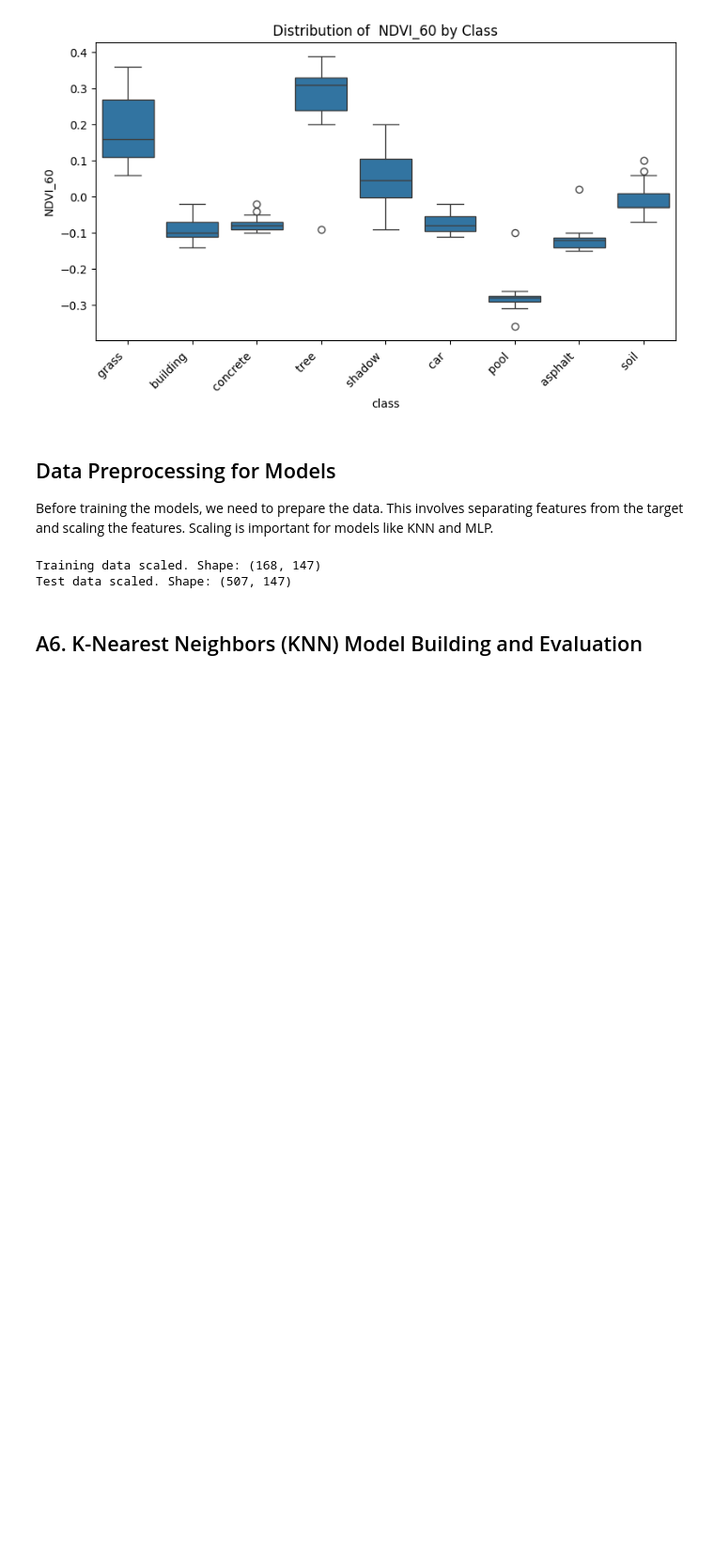
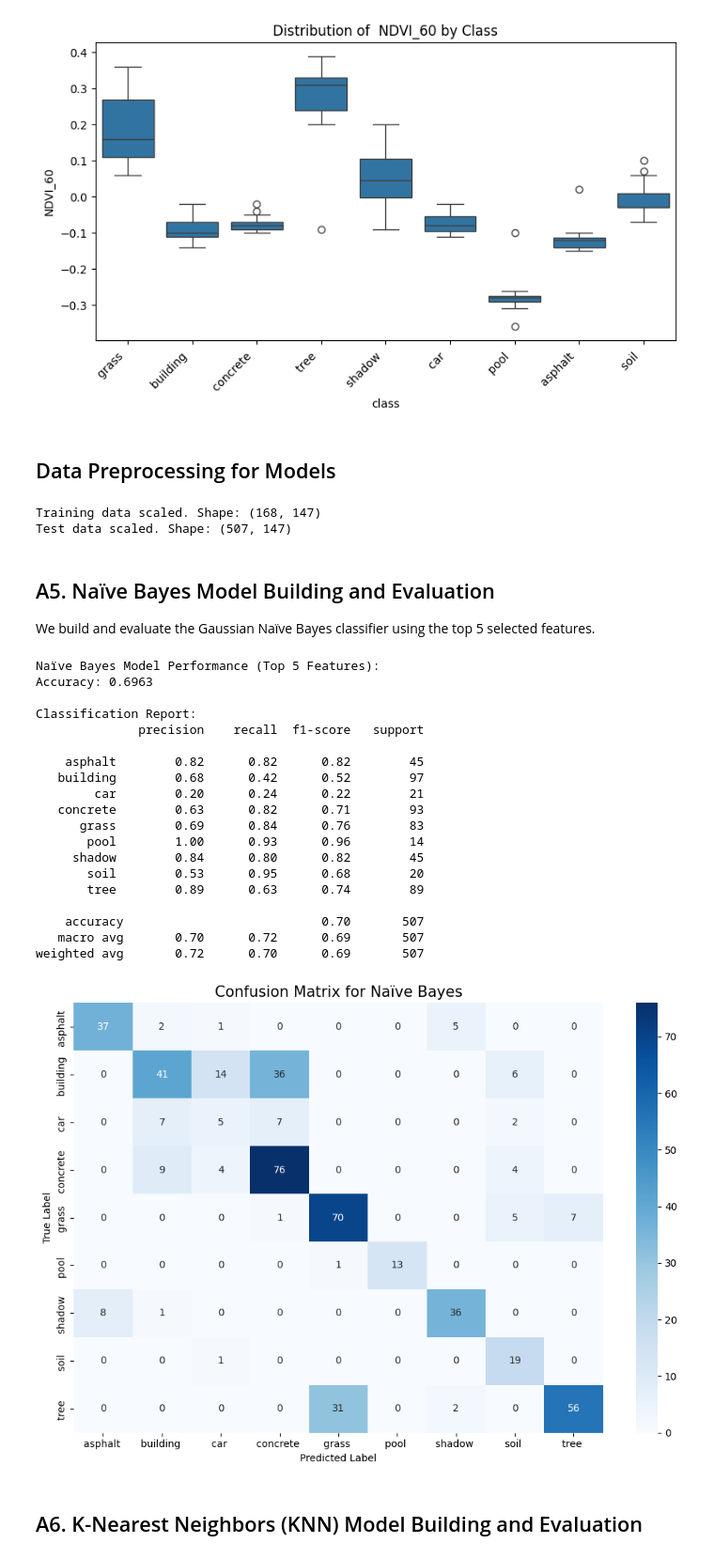
Before and after one commit to ethangreeney/FDSassignment2, a Jupyter notebook: finalCombined.ipynb, the cells around one changed output. Shown at 94% size. Drawn from its saved outputs; the diff is of its cells as text; code cells hidden in the pictures; blank space fills up the shorter version.

```diff
--- a/finalCombined.ipynb
+++ b/finalCombined.ipynb
@@ -216,7 +168,6 @@ Top 5 features by F score:
 [figure]
 [figure]
 [figure]
-# %% [markdown]
-## Data Preprocessing for Models
-Before training the models, we need to prepare the data. This involves separating features from the target and scaling the features. Scaling is important for models like KNN and MLP.
+# %% [markdown]
+## Data Preprocessing for Models
 # %%
@@ -239,5 +186,56 @@ print(f"Test data scaled. Shape: {X_test_scaled.shape}")
 # %% [output]
 Training data scaled. Shape: (168, 147)
 Test data scaled. Shape: (507, 147)
+# %% [markdown]
+## A5. Naïve Bayes Model Building and Evaluation
+We build and evaluate the Gaussian Naïve Bayes classifier using the top 5 selected features.
+# %%
+# Filter the datasets to include only the top 5 features
+top_feature_indices = [X_train.columns.get_loc(col) for col in top_features_names]
+X_train_nb = X_train_scaled[:, top_feature_indices]
+X_test_nb = X_test_scaled[:, top_feature_indices]
+
+nb_model = GaussianNB()
+nb_model.fit(X_train_nb, y_train)
+y_pred_nb = nb_model.predict(X_test_nb)
+
+print("Naïve Bayes Model Performance (Top 5 Features):")
+print(f"Accuracy: {accuracy_score(y_test, y_pred_nb):.4f}\n")
+
+print("Classification Report:")
+print(classification_report(y_test, y_pred_nb))
+
+class_labels = np.unique(np.concatenate((y_test, y_pred_nb)))
+cm_nb = confusion_matrix(y_test, y_pred_nb, labels=class_labels)
+cm_df_nb = pd.DataFrame(cm_nb, index=class_labels, columns=class_labels)
+
+plt.figure(figsize=(10, 7))
+sns.heatmap(cm_df_nb, annot=True, fmt='d', cmap='Blues')
+plt.title('Confusion Matrix for Naïve Bayes', fontsize=15)
+plt.ylabel('True Label')
+plt.xlabel('Predicted Label')
+plt.tight_layout()
+plt.show()
+# %% [output]
+Naïve Bayes Model Performance (Top 5 Features):
+Accuracy: 0.6963
+
+Classification Report:
+              precision    recall  f1-score   support
+
+    asphalt        0.82      0.82      0.82        45
+   building        0.68      0.42      0.52        97
+        car        0.20      0.24      0.22        21
+   concrete        0.63      0.82      0.71        93
+      grass        0.69      0.84      0.76        83
+       pool        1.00      0.93      0.96        14
+     shadow        0.84      0.80      0.82        45
+       soil        0.53      0.95      0.68        20
+       tree        0.89      0.63      0.74        89
+
+    accuracy                           0.70       507
+   macro avg       0.70      0.72      0.69       507
+weighted avg       0.72      0.70      0.69       507
+[figure, added]
 # %% [markdown]
 ## A6. K-Nearest Neighbors (KNN) Model Building and Evaluation
```
Also changed, not shown: parts of 38 cells of this notebook.
